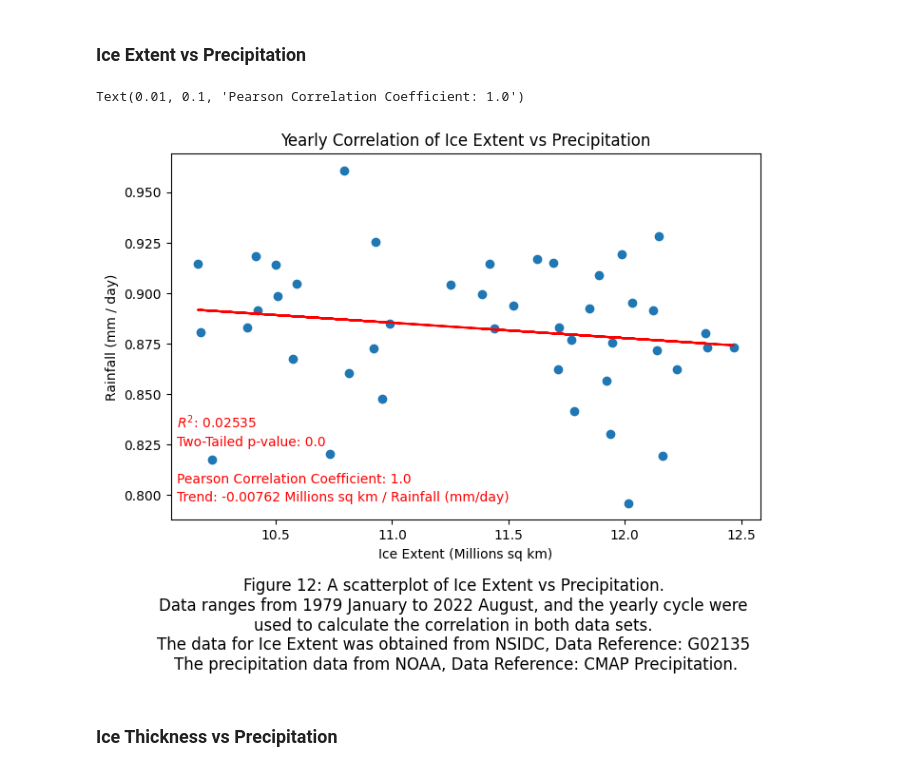
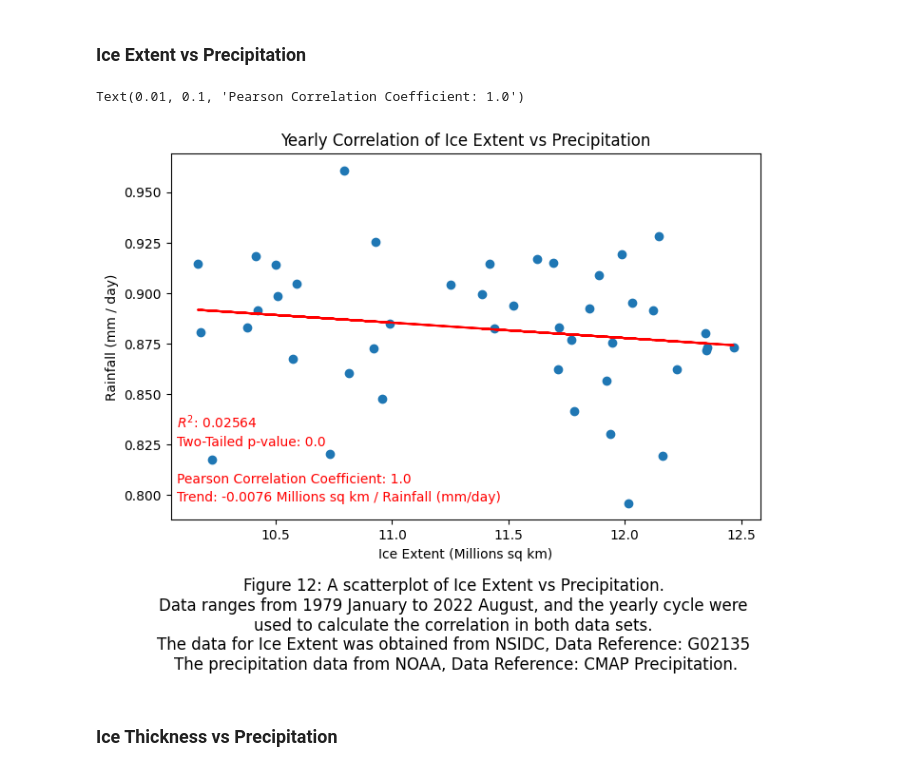
Before and after one commit to gardeneda/Arctic-Ice-vs-Precipitation, a Jupyter notebook: data_management.ipynb, the cells around one changed output. Cells and saved outputs as stored; diff of their text form; code cells hidden in the pictures.

```diff
--- a/data_management.ipynb
+++ b/data_management.ipynb
@@ -864,11 +864,11 @@ Text(0.01, 0.1, 'Pearson Correlation Coefficient: -0.73385')
 # %% [markdown]
 <h3>Ice Extent vs Precipitation</h3>
 # %%
-## STATISTICAL ANALYSIS ON ICE_THICKNESS VS PRECIPITATION
+## STATISTICAL ANALYSIS ON ICE_EXTENT VS PRECIPITATION
 
-# Need to mask both the ice_thickness data and the ice_extent data to match each other's time range.
+# Need to mask both the ice_extent data and the ice_extent data to match each other's time range.
 precip = precipitation[(precipitation.index >= '1979-01-01') & (precipitation.index <= '2022-08-01')]
-extent = ice_extent[mask_extent & (ice_extent.index >= '1979-11-01') &(ice_extent.index <= '2022-08-01')]
+extent = ice_extent[mask_extent & (ice_extent.index >= '1979-01-01') &(ice_extent.index <= '2022-08-01')]
 
 # Need to make the two values the same number of data points.
 # We want to analyze the yearly values, and therefore take the mean of the yearly values for each.
@@ -895,34 +895,34 @@ rsquared_extent_vs_precip = extent_vs_precip_model.rsquared
 
 # Performing the Pearson's Correlation measure on the two data sets.
 x = precip_values
 pearson_extent_vs_precip = stat.pearsonr(x, y)
 
 # Isolating the Pearson's Correlation Coefficient
 pearson_coefficient_extent_vs_precip = pearson_extent_vs_precip[0]
 
 # Isolating the two-tailed p-values
 two_pvalue_extent_vs_precip = pearson_extent_vs_precip[1]
 
 # Plotting the data.
 plt.figure(figsize=(8,5))
 plt.scatter(extent_values, precip_values)
 plt.plot(extent_values, prediction_extent_vs_precip, color='r')
 plt.title("Yearly Correlation of Ice Extent vs Precipitation")
 plt.xlabel("Ice Extent (Millions sq km)")
 plt.ylabel("Rainfall (mm / day)")
 plt.figtext(0.5, -0.2, 'Figure 12: A scatterplot of Ice Extent vs Precipitation. \n' +
             'Data ranges from 1979 January to 2022 August, and the yearly cycle were \n' +
             'used to calculate the correlation in both data sets. \n' +
             'The data for Ice Extent was obtained from NSIDC, Data Reference: G02135 \n' +
             'The precipitation data from NOAA, Data Reference: CMAP Precipitation.',
             wrap=True, horizontalalignment='center', fontsize=12)
 plt.annotate('Trend: ' + str(round(trend_extent_vs_precip, 5)) +' Millions sq km / Rainfall (mm/day)', xy=(0.01, 0.05), xycoords='axes fraction', color='r', fontsize=10)
 plt.annotate('$R^2$: ' + str(round(rsquared_extent_vs_precip, 5)), xy=(0.01, 0.25), xycoords='axes fraction', color='r', fontsize=10)
 plt.annotate('Two-Tailed p-value: ' + str(round(two_pvalue_extent_vs_precip, 6)), xy=(0.01, 0.2), xycoords='axes fraction', color='r', fontsize=10)
 plt.annotate('Pearson Correlation Coefficient: ' + str(round(pearson_coefficient_extent_vs_precip, 5)), xy=(0.01, 0.1), xycoords='axes fraction', color='r', fontsize=10)
 # %% [output]
 Text(0.01, 0.1, 'Pearson Correlation Coefficient: 1.0')
-[figure, old version]
+[figure, new version]
 # %% [markdown]
 <h3>Ice Thickness vs Precipitation</h3>
 # %%
```
Also changed, not shown: parts of 23 cells of this notebook.
